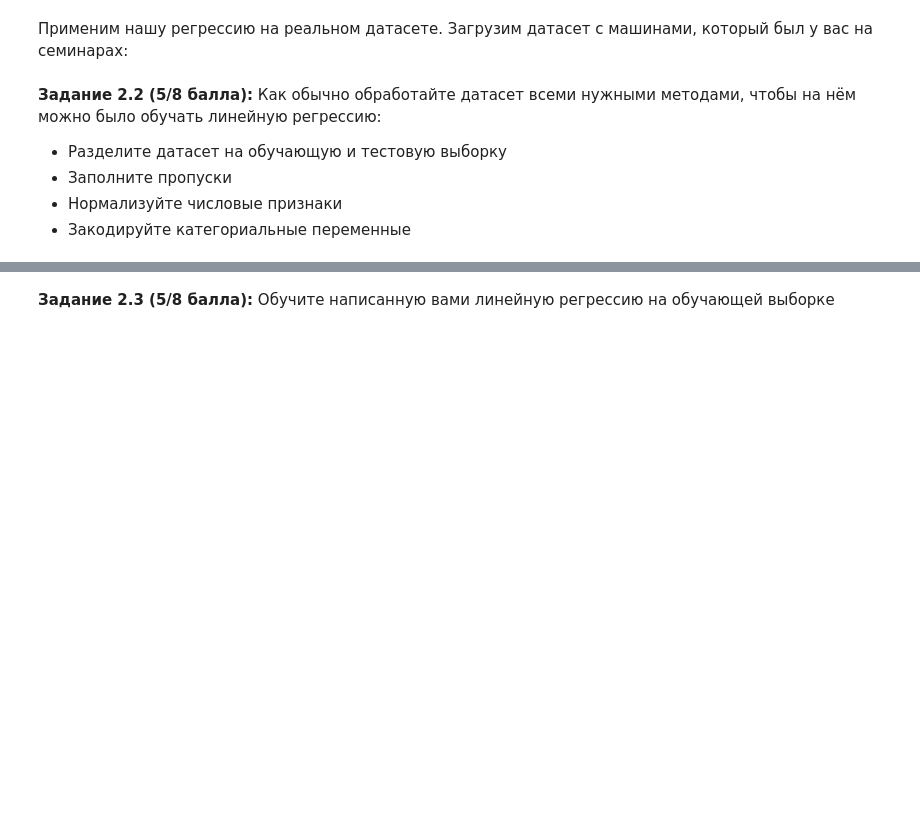
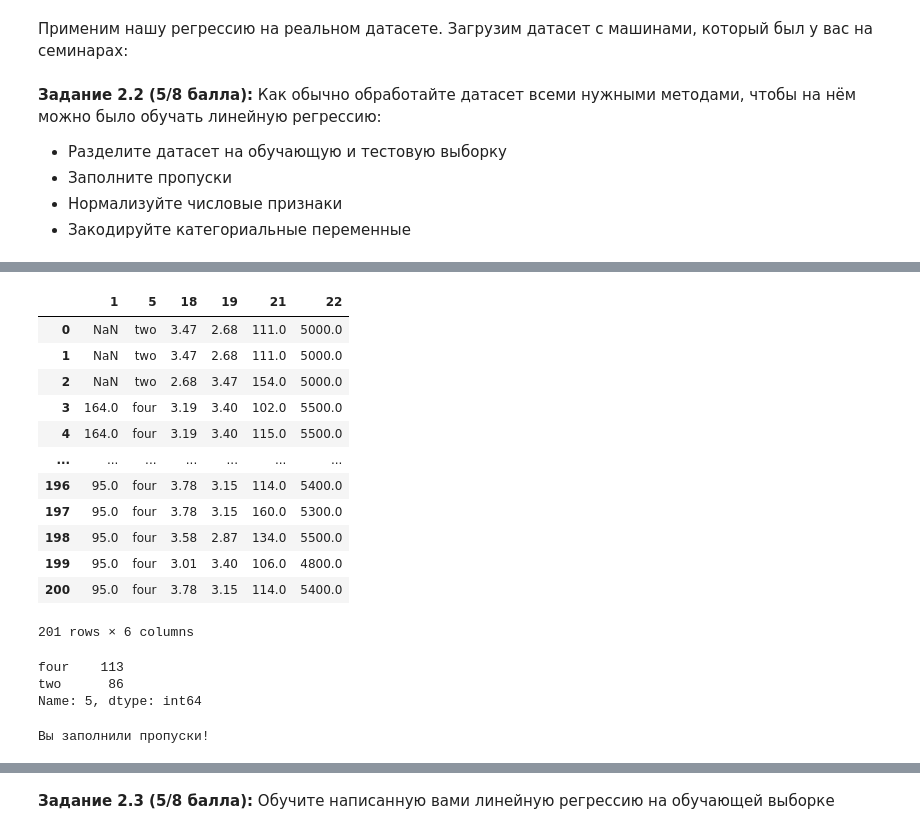
Before and after one commit to ksusonic/iad-intro-ds, a Jupyter notebook: 2021/homeworks/hw05_gd.ipynb, the cells around one changed output, grey strips where cells are left out. Cells and saved outputs as stored; diff of their text form; code cells hidden in the pictures; blank space fills up the shorter version.

```diff
--- a/2021/homeworks/hw05_gd.ipynb
+++ b/2021/homeworks/hw05_gd.ipynb
@@ -494,0 +507,2 @@ X_raw = X_raw.drop(25, axis=1)
+# %%
+X_raw.drop(columns=['index'], inplace=True)
@@ -494,0 +531,17 @@ X_raw = X_raw.drop(25, axis=1)
+# %%
+X_raw[[1,5,18,19,21,22]]
+# видим, что только в 5 столбце категориальный признак. Заполним кроме него все средним значением
+# %% [output]
+|  | 1 | 5 | 18 | 19 | 21 | 22 |
+| 0 | NaN | two | 3.47 | 2.68 | 111.0 | 5000.0 |
+| 1 | NaN | two | 3.47 | 2.68 | 111.0 | 5000.0 |
+| 2 | NaN | two | 2.68 | 3.47 | 154.0 | 5000.0 |
+| 3 | 164.0 | four | 3.19 | 3.40 | 102.0 | 5500.0 |
+| 4 | 164.0 | four | 3.19 | 3.40 | 115.0 | 5500.0 |
+| ... | ... | ... | ... | ... | ... | ... |
+| 196 | 95.0 | four | 3.78 | 3.15 | 114.0 | 5400.0 |
+| 197 | 95.0 | four | 3.78 | 3.15 | 160.0 | 5300.0 |
+| 198 | 95.0 | four | 3.58 | 2.87 | 134.0 | 5500.0 |
+| 199 | 95.0 | four | 3.01 | 3.40 | 106.0 | 4800.0 |
+| 200 | 95.0 | four | 3.78 | 3.15 | 114.0 | 5400.0 |
+201 rows × 6 columns
@@ -494,0 +552,7 @@ X_raw = X_raw.drop(25, axis=1)
+# %%
+X_raw[5].value_counts()
+# ну заполним 'four' тогда..
+# %% [output]
+four    113
+two      86
+Name: 5, dtype: int64
@@ -494,0 +561,6 @@ X_raw = X_raw.drop(25, axis=1)
+# %%
+# Любуемся результатом ^^
+assert X_raw.isnull().any().any() == False
+print("Вы заполнили пропуски!")
+# %% [output]
+Вы заполнили пропуски!
```
Also changed, not shown: parts of 29 cells of this notebook, 1 other file.
